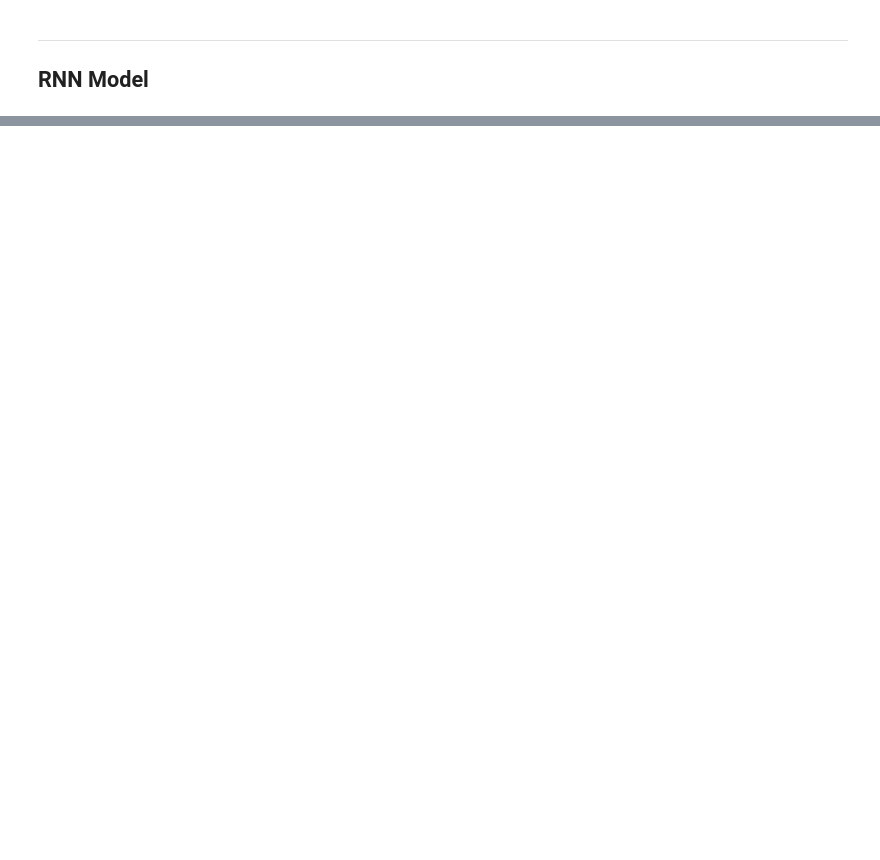
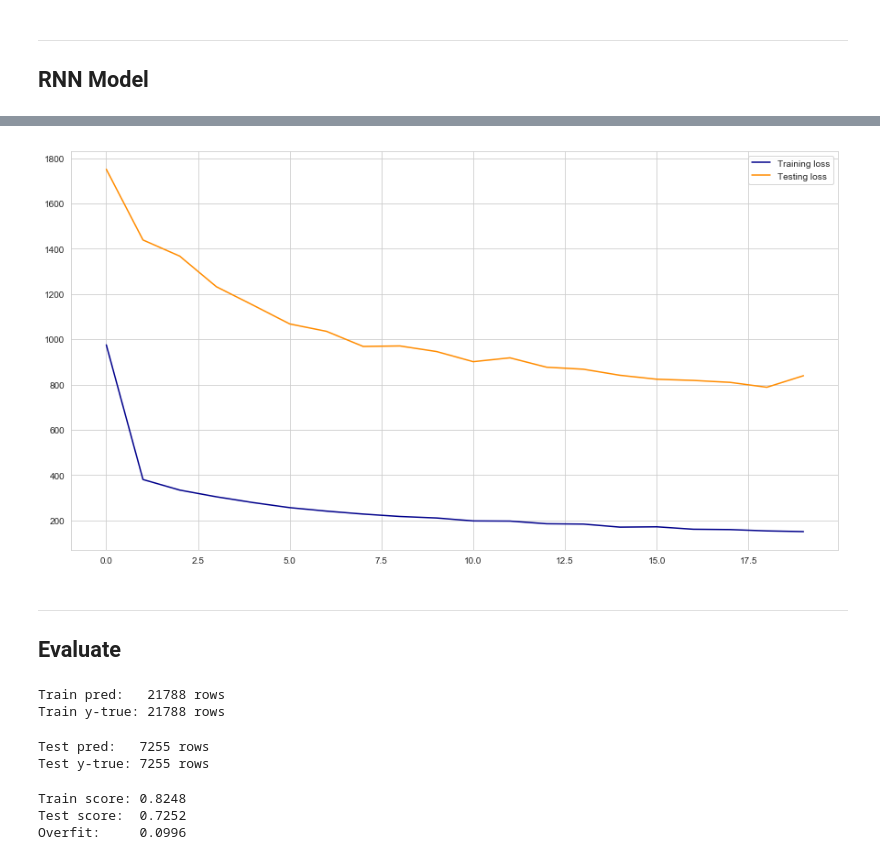
Before and after one commit to manukalia/CA_Electricty_Price_Prediction_Neural_Net, a Jupyter notebook: code/6c_RNN_Model_Day-Ahead-Market_Continuous_Target.ipynb, the cells around one changed output, grey strips where cells are left out. Cells and saved outputs as stored; diff of their text form; code cells hidden in the pictures; blank space fills up the shorter version.

Commit message:
RNN models, ARIMA fitted.  Working on SARIMAX

```diff
--- a/code/6c_RNN_Model_Day-Ahead-Market_Continuous_Target.ipynb
+++ b/code/6c_RNN_Model_Day-Ahead-Market_Continuous_Target.ipynb
@@ -83 +104,6 @@ train_sequences  = TimeseriesGenerator(X_train_sc, y_train, length=3, batch_size
 batch_x, batch_y = train_sequences[0]
+# %%
+test_sequences = TimeseriesGenerator(X_test_sc,
+                                     y_test,
+                                     length=lookback_length,
+                                     batch_size=batch_size)
@@ -89,14 +124,24 @@ pd.DataFrame(X_train_sc, columns=X_train.columns).head(3)
-# %%
-test_sequences = TimeseriesGenerator(X_test_sc, y_test, length=3, batch_size=64)
 # %% [markdown]
 ---
 
 ## RNN Model
 # %%
 model = Sequential()
-model.add(GRU(8, input_shape=(3, 8), return_sequences=True))
-model.add(GRU(8))
 
-model.add(Dense(4, activation='relu'))
+model.add(GRU(16,
+              input_shape=(batch_x.shape[1],
+                           batch_x.shape[2]),
+              return_sequences=True))
+
+model.add(GRU(16))
+
+model.add(Dense(32, activation='relu'))
+# model.add(Dropout(0.1))                  # refers to nodes in the first hidden layer
+
+model.add(Dense(16, activation='relu'))
+# model.add(Dropout(0.1))
+
+model.add(Dense(8, activation='relu'))
+# model.add(Dropout(0.1))
 
 model.add(Dense(1, activation='linear'))
@@ -103,7 +152,7 @@ model.add(Dense(1, activation='linear'))
 # %%
 model.compile(optimizer=Adam(lr=.0005),
-              loss='mean_squared_error',
-              metrics=['mean_squared_error'])
+              loss='mean_squared_error'
+              )
 
 history = model.fit_generator(train_sequences,
                               validation_data=test_sequences,
@@ -112,8 +179,10 @@ history = model.fit_generator(train_sequences,
 # %%
 train_loss = history.history['loss']
 test_loss = history.history['val_loss']
 
-plt.figure(figsize=(9, 5))
+plt.figure(figsize=(15, 8))
 plt.plot(train_loss, label='Training loss', color='darkblue')
 plt.plot(test_loss, label='Testing loss', color='darkorange')
 plt.legend();
+# %% [output]
+[figure, added]
@@ -127,0 +195,4 @@ plt.legend();
+# %% [markdown]
+---
+
+## Evaluate
@@ -127,0 +204,41 @@ plt.legend();
+# %%
+pred_train   = []
+y_train_true = []
+
+for i in range(len(train_sequences)):
+    pred_train.extend(model.predict(train_sequences[i][0]).ravel())
+    y_train_true.extend(train_sequences[i][1].ravel())
+
+print(f'Train pred:   {len(pred_train)} rows')
+print(f'Train y-true: {len(y_train_true)} rows')
+# %% [output]
+Train pred:   21788 rows
+Train y-true: 21788 rows
+# %%
+pred_test   = []
+y_test_true = []
+
+for i in range(len(test_sequences)):
+    pred_test.extend(model.predict(test_sequences[i][0]).ravel())
+    y_test_true.extend(test_sequences[i][1].ravel())
+
+print(f'Test pred:   {len(pred_test)} rows')
+print(f'Test y-true: {len(y_test_true)} rows')
+# %% [output]
+Test pred:   7255 rows
+Test y-true: 7255 rows
+# %%
+dam_RNN_train_score = pd.DataFrame({'pred_train': pred_train,
+                                    'y_train_true': y_train_true}).corr().y_train_true[0]
+
+
+dam_RNN_test_score = pd.DataFrame({'pred_test': pred_test,
+                                    'y_test_true': y_test_true}).corr().y_test_true[0]
+
+print(f'Train score: {dam_RNN_train_score:.4f}\
+\nTest score:  {dam_RNN_test_score:.4f}\
+\nOverfit:     {dam_RNN_train_score-dam_RNN_test_score:.4f}')
+# %% [output]
+Train score: 0.8248
+Test score:  0.7252
+Overfit:     0.0996
```
Also changed, not shown: parts of 20 cells of this notebook, 32 other files.
